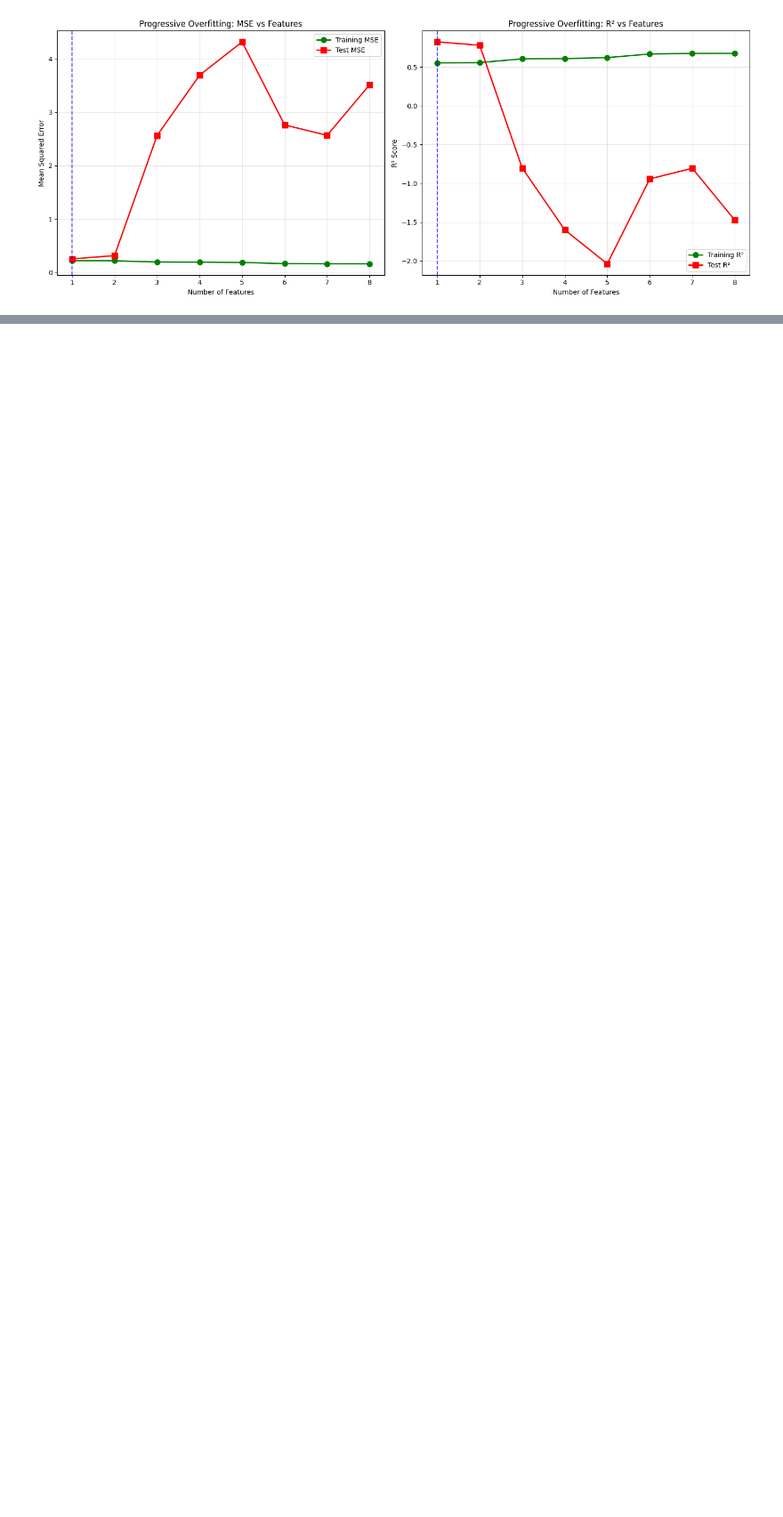
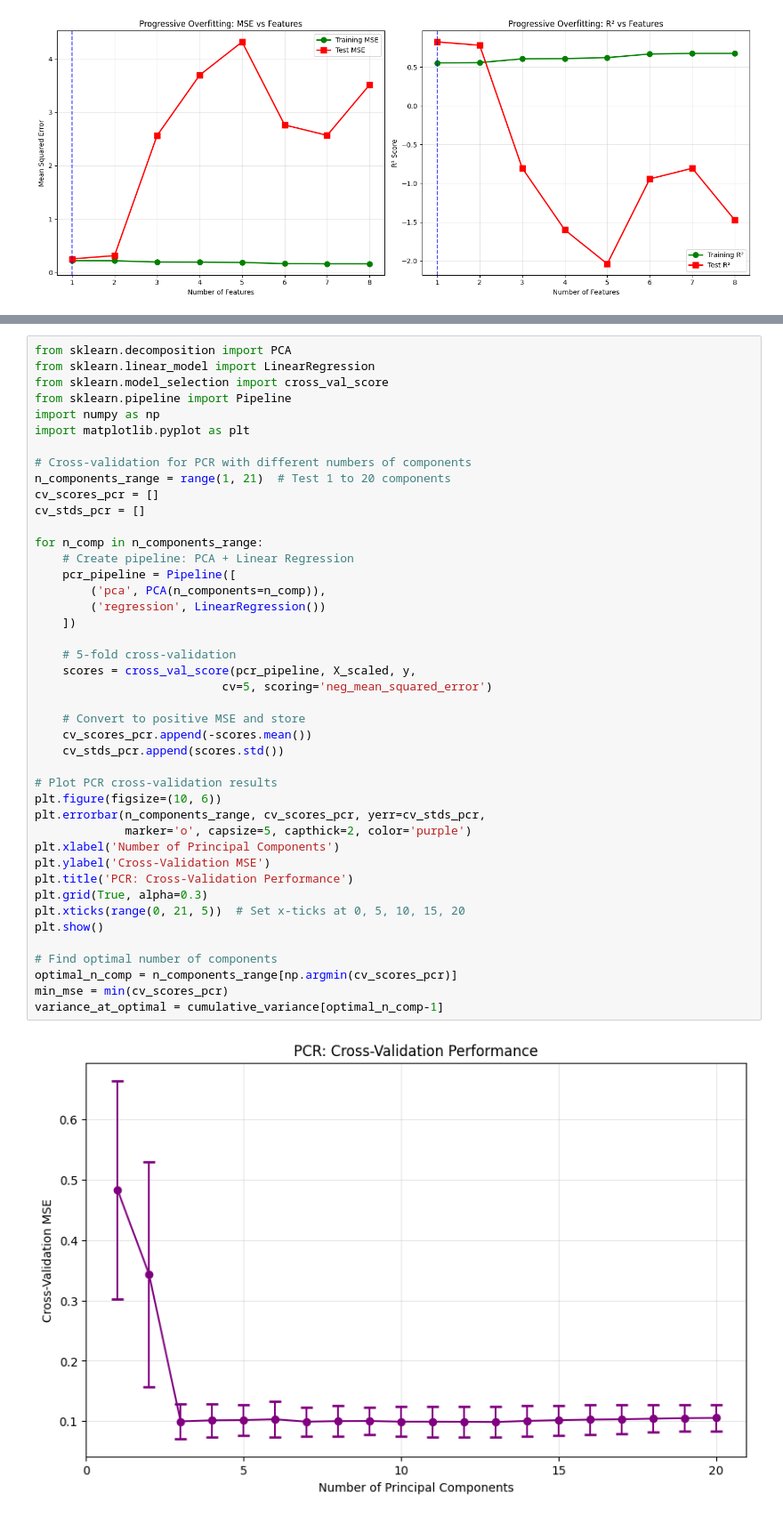
Before and after one commit to Jamoser123/PNR_Advanced_DataScience, a Jupyter notebook: 4_Feature_Selection_Regularization/HandsOn_Feature_Selection.ipynb, the cells around one changed output, grey strips where cells are left out. Shown at 89% size. Drawn from its saved outputs; the diff is of its cells as text; blank space fills up the shorter version.

```diff
--- a/4_Feature_Selection_Regularization/HandsOn_Feature_Selection.ipynb
+++ b/4_Feature_Selection_Regularization/HandsOn_Feature_Selection.ipynb
@@ -827,0 +712,45 @@ PCA (  7 components): Train R² = 0.8779, Test R² = 0.8750, Variance = 0.880
+# %%
+from sklearn.decomposition import PCA
+from sklearn.linear_model import LinearRegression
+from sklearn.model_selection import cross_val_score
+from sklearn.pipeline import Pipeline
+import numpy as np
+import matplotlib.pyplot as plt
+
+# Cross-validation for PCR with different numbers of components
+n_components_range = range(1, 21)  # Test 1 to 20 components
+cv_scores_pcr = []
+cv_stds_pcr = []
+
+for n_comp in n_components_range:
+    # Create pipeline: PCA + Linear Regression
+    pcr_pipeline = Pipeline([
+        ('pca', PCA(n_components=n_comp)),
+        ('regression', LinearRegression())
+    ])
+
+    # 5-fold cross-validation
+    scores = cross_val_score(pcr_pipeline, X_scaled, y,
+                           cv=5, scoring='neg_mean_squared_error')
+
+    # Convert to positive MSE and store
+    cv_scores_pcr.append(-scores.mean())
+    cv_stds_pcr.append(scores.std())
+
+# Plot PCR cross-validation results
+plt.figure(figsize=(10, 6))
+plt.errorbar(n_components_range, cv_scores_pcr, yerr=cv_stds_pcr,
+             marker='o', capsize=5, capthick=2, color='purple')
+plt.xlabel('Number of Principal Components')
+plt.ylabel('Cross-Validation MSE')
+plt.title('PCR: Cross-Validation Performance')
+plt.grid(True, alpha=0.3)
+plt.xticks(range(0, 21, 5))  # Set x-ticks at 0, 5, 10, 15, 20
+plt.show()
+
+# Find optimal number of components
+optimal_n_comp = n_components_range[np.argmin(cv_scores_pcr)]
+min_mse = min(cv_scores_pcr)
+variance_at_optimal = cumulative_variance[optimal_n_comp-1]
+# %% [output]
+[figure, added]
```
Also changed, not shown: parts of 52 cells of this notebook, 3 other files.
